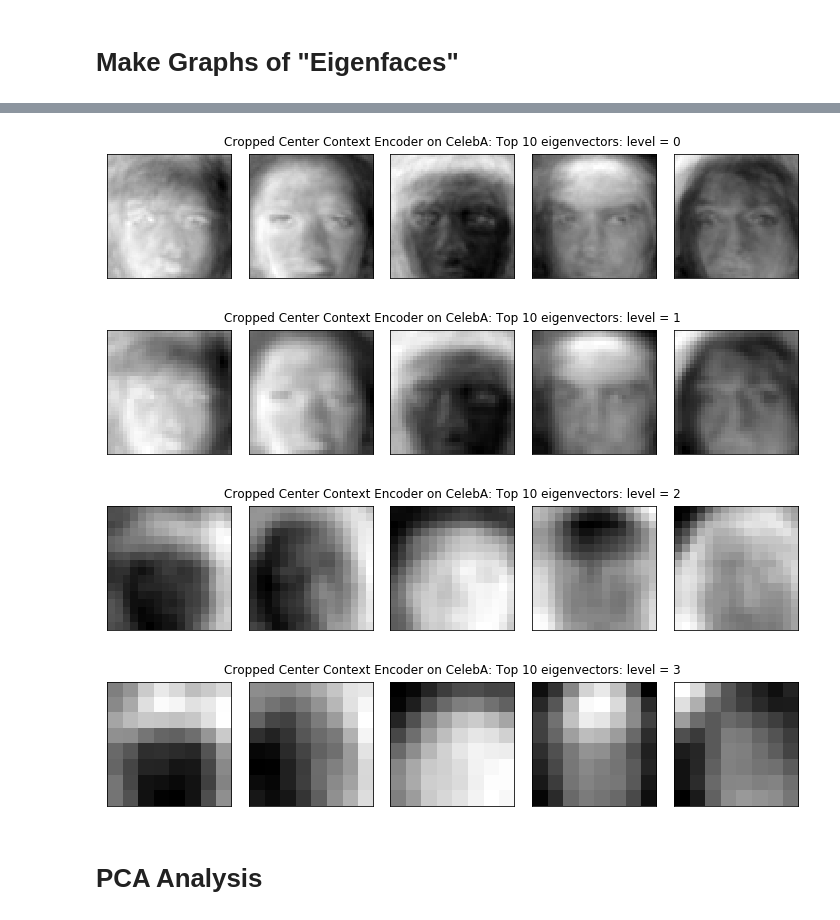
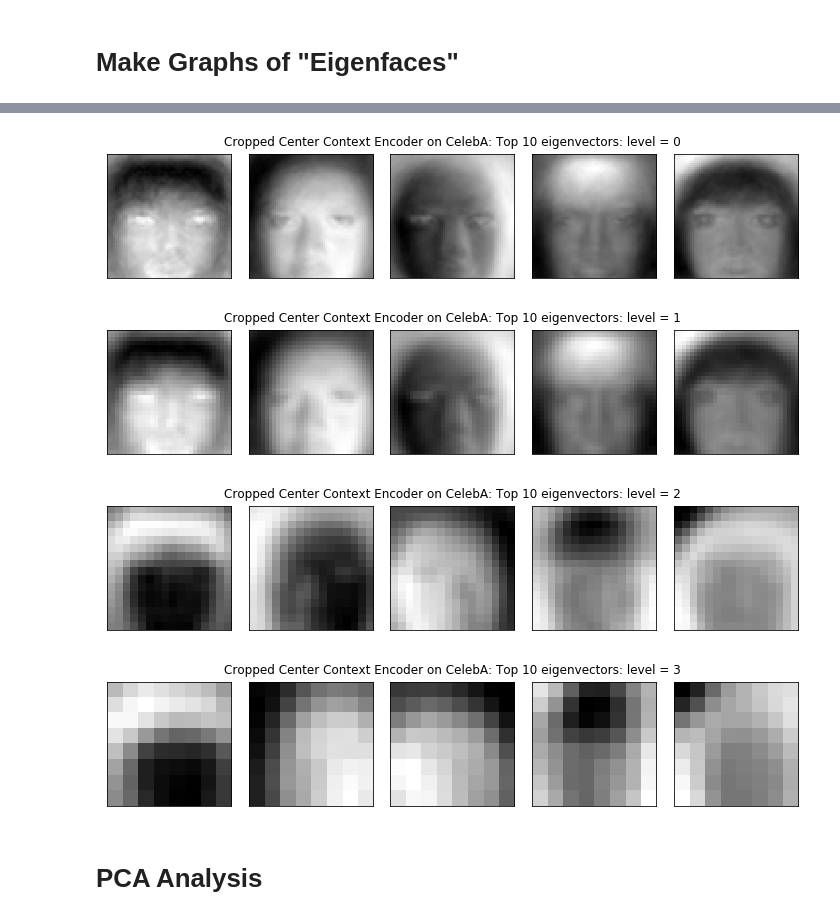
Before and after one commit to mihamerstan/context_encoder_pytorch, a Jupyter notebook: reports/CelebA_Analysis.ipynb, the cells around one changed output, grey strips where cells are left out. Drawn from its saved outputs; the diff is of its cells as text; code cells hidden in the pictures.

```diff
--- a/reports/CelebA_Analysis.ipynb
+++ b/reports/CelebA_Analysis.ipynb
@@ -45,8 +63,13 @@ def plot_image_grid(images, title, image_shape=(64,64),n_col=5, n_row=2, bycol=0
+# %%
+eigen_pyramids_dir = '/scratch/awd275/context_encoder_pytorch_data/20200512_eigen_pyramids/'
+orig_file=eigen_pyramids_dir+'celebA_1000_orig_eigen.p'
+orig_cropped_file=eigen_pyramids_dir+'celebA_1000_orig_cropped_eigen.p'
+recons_file=eigen_pyramids_dir+'celebA_1000_recons_eigen.p'
+recons_cropped_file=eigen_pyramids_dir+'celebA_1000_recons_cropped_eigen.p'
 # %% [markdown]
 # Make Graphs of "Eigenfaces"
 # %%
-file='../analysis_data/celebA_orig_eigen.p'
-eig_val_vecs=pickle.load(open(file,'rb'))
+eig_val_vecs=pickle.load(open(orig_file,'rb'))
 for level,_ in enumerate(eig_val_vecs):
     eig_vals = eig_val_vecs[level][0]
     eig_vecs = eig_val_vecs[level][1]
@@ -59,10 +86,9 @@ TypeError: plot_image_grid() got an unexpected keyword argument 'nrows'
 # %%
-file='../analysis_data/celebA_recons_eigen.p'
-eig_val_vecs=pickle.load(open(file,'rb'))
+eig_val_vecs=pickle.load(open(recons_file,'rb'))
 for level,_ in enumerate(eig_val_vecs):
     eig_vals = eig_val_vecs[level][0]
     eig_vecs = eig_val_vecs[level][1]
     images = eig_vecs[-5:]
     images = np.flipud(images)
     plot_title = 'Context Encoder on CelebA: ' + 'Top 10 eigenvectors: level = ' +str(level)
-    plot_image_grid(images,plot_title ,image_shape=eig_vecs[0].shape,n_rows=1,n_cols=5)
+    plot_image_grid(images,plot_title ,image_shape=eig_vecs[0].shape,nrows=1,ncols=5)
@@ -69,11 +100,10 @@ for level,_ in enumerate(eig_val_vecs):
 # %%
-file='../analysis_data/celebA_orig_cropped_eigen.p'
-eig_val_vecs = pickle.load(open(file,'rb'))
+eig_val_vecs = pickle.load(open(orig_cropped_file,'rb'))
 for level,_ in enumerate(eig_val_vecs):
     eig_vals = eig_val_vecs[level][0]
     eig_vecs = eig_val_vecs[level][1]
     images = eig_vecs[-10:]
     images = np.flipud(images)
     plot_title = 'Cropped Center CelebA: ' + 'Top 10 eigenvectors: level = ' +str(level)
-    plot_image_grid(-images,plot_title ,image_shape=eig_vecs[0].shape,n_row=1,n_col=5)
+    plot_image_grid(-images,plot_title ,image_shape=eig_vecs[0].shape,nrows=1,ncols=5)
 # %% [output]
@@ -84,18 +114,17 @@ for level,_ in enumerate(eig_val_vecs):
 # %%
-file='../analysis_data/celebA_recons_cropped_eigen.p'
-eig_val_vecs=pickle.load(open(file,'rb'))
+eig_val_vecs=pickle.load(open(recons_cropped_file,'rb'))
 for level,_ in enumerate(eig_val_vecs):
     eig_vals = eig_val_vecs[level][0]
     eig_vecs = eig_val_vecs[level][1]
     images = eig_vecs[-5:]
     images = np.flipud(images)
     plot_title = 'Cropped Center Context Encoder on CelebA: ' + 'Top 10 eigenvectors: level = ' +str(level)
-    plot_image_grid(-images,plot_title ,image_shape=eig_vecs[0].shape,n_row=1,n_col=5)
+    plot_image_grid(-images,plot_title ,image_shape=eig_vecs[0].shape,nrows=1,ncols=5)
 # %% [output]
-[figure, old version]
+[figure, new version]
-[figure, old version]
+[figure, new version]
-[figure, old version]
+[figure, new version]
-[figure, old version]
+[figure, new version]
 # %% [markdown]
 # PCA Analysis
 # %%
```
Also changed, not shown: parts of 51 cells of this notebook.
